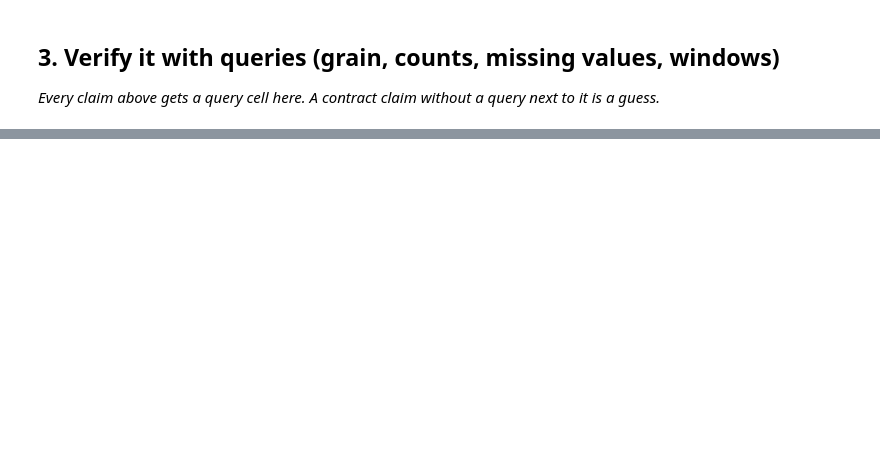
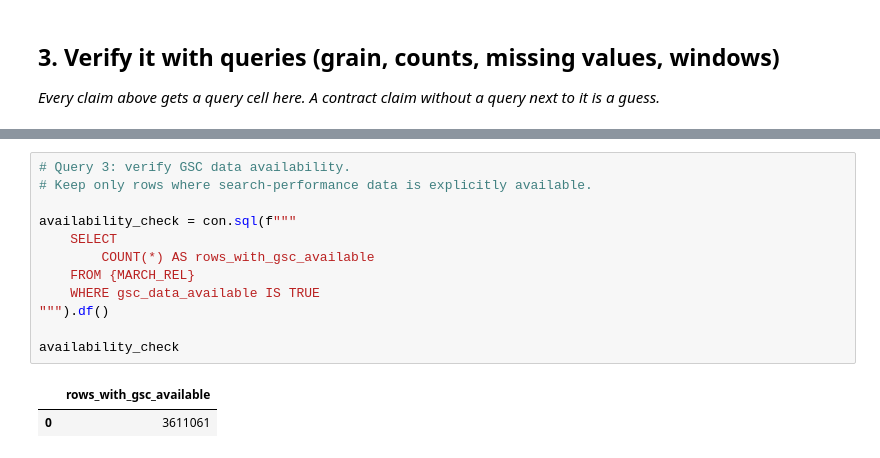
Before and after one commit to damiannogueira/flyrank-ml-intership, a Jupyter notebook: work/notebooks/w03_data_contract.ipynb, the cells around one changed output, grey strips where cells are left out. Drawn from its saved outputs; the diff is of its cells as text; blank space fills up the shorter version.

```diff
--- a/work/notebooks/w03_data_contract.ipynb
+++ b/work/notebooks/w03_data_contract.ipynb
@@ -46,0 +125,15 @@ Before you submit, confirm each line honestly:
+# %%
+# Query 3: verify GSC data availability.
+# Keep only rows where search-performance data is explicitly available.
+
+availability_check = con.sql(f"""
+    SELECT
+        COUNT(*) AS rows_with_gsc_available
+    FROM {MARCH_REL}
+    WHERE gsc_data_available IS TRUE
+""").df()
+
+availability_check
+# %% [output]
+|  | rows_with_gsc_available |
+| 0 | 3611061 |
```
Also changed, not shown: parts of 25 cells of this notebook.
